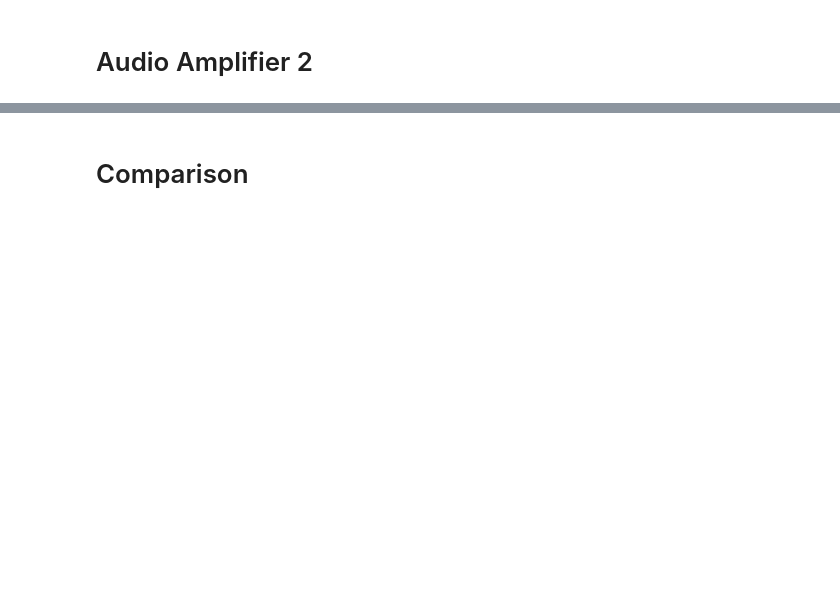
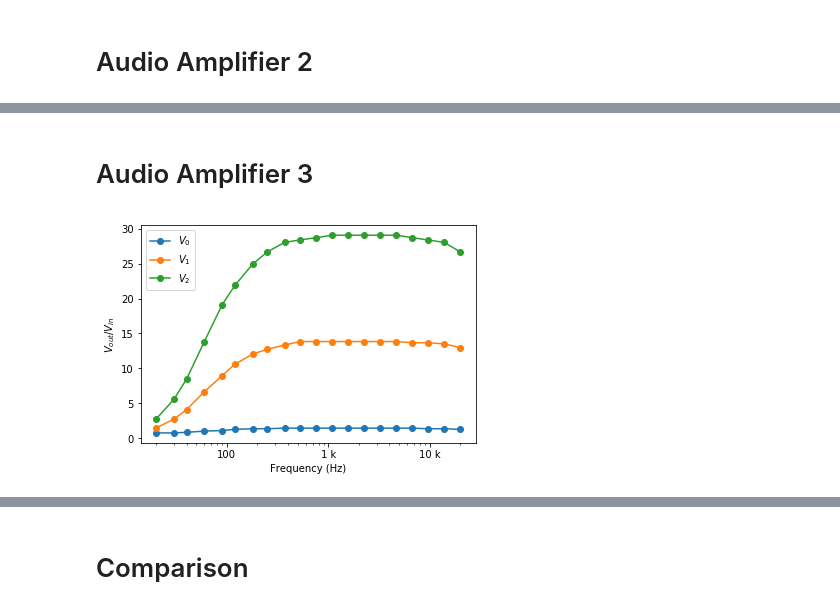
Before and after one commit to Tausand-dev/AudioAmplifierData, a Jupyter notebook: Results.ipynb, the cells around one changed output, grey strips where cells are left out. Saved outputs shown, nothing was run; the diff lists cells and outputs as text; code cells hidden in the pictures; blank space fills up the shorter version.

```diff
--- a/Results.ipynb
+++ b/Results.ipynb
@@ -57,0 +68,12 @@ plt.show()
+# %% [markdown]
+# Audio Amplifier 3
+# %%
+amp3 = loadData("raw/Amp3.csv")
+
+rel3 = calcRelative(amp3, vouts = False)
+
+fig, ax = plotData(amp3[:, 0], rel3)
+fig.savefig("Relative_plot_amp3.pdf")
+plt.show()
+# %% [output]
+[figure, added]
```
Also changed, not shown: parts of 7 cells of this notebook, 10 other files.
